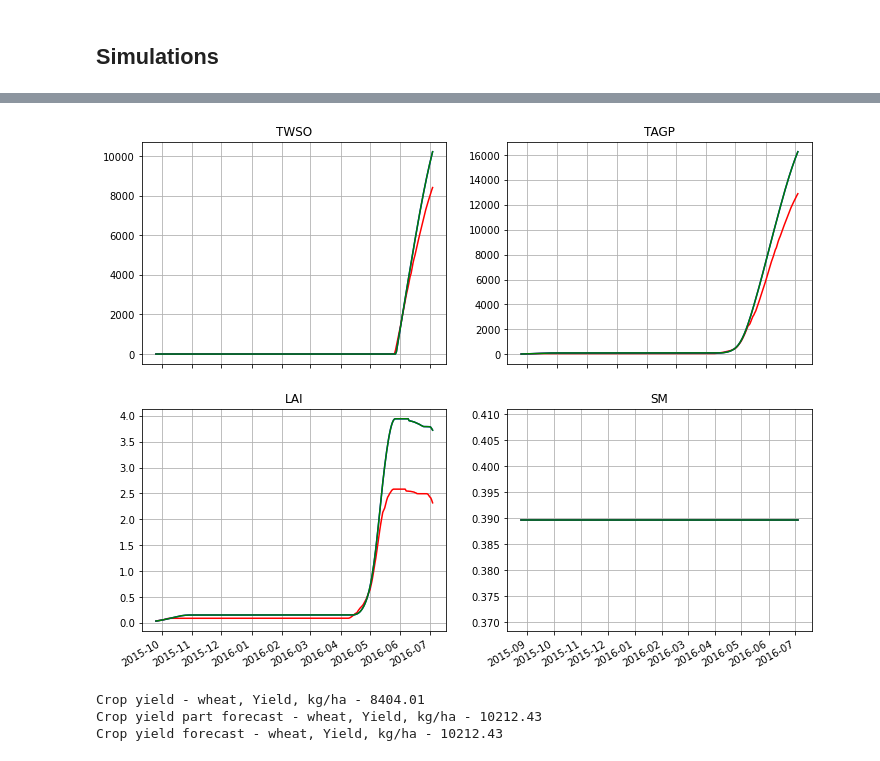
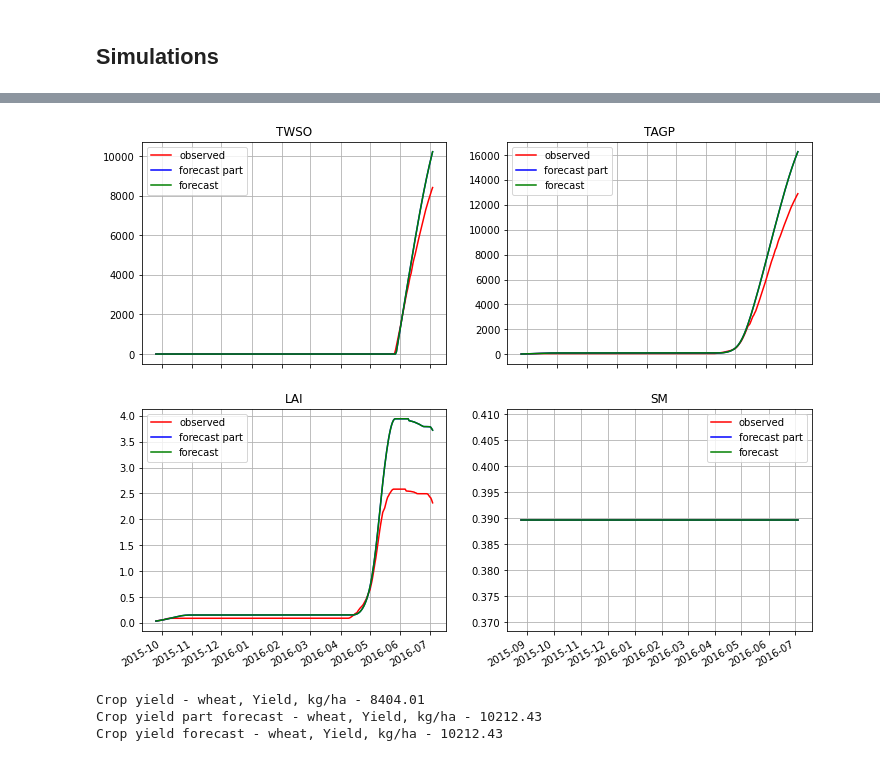
Before and after one commit to mishagrol/CS_MSU, a Jupyter notebook: Course Work/Final.ipynb, the cells around one changed output, grey strips where cells are left out. Drawn from its saved outputs; the diff is of its cells as text; code cells hidden in the pictures.

```diff
--- a/Course Work/Final.ipynb
+++ b/Course Work/Final.ipynb
@@ -1029,14 +1030,15 @@ df_results_forecast.tail()
 # %%
 fig, axes = plt.subplots(nrows=2, ncols=2, figsize=(12,10))
 for var, ax in zip(["TWSO", "TAGP", "LAI", "SM"], axes.flatten()):
-    ax.plot_date(df_results.index, df_results[var], 'r-')
-    ax.plot_date(df_results_part_forecast.index, df_results_part_forecast[var], 'b-')
-    ax.plot_date(df_results_forecast.index, df_results_forecast[var], 'g-')
+    ax.plot_date(df_results.index, df_results[var], 'r-', label = 'observed')
+    ax.plot_date(df_results_part_forecast.index, df_results_part_forecast[var], 'b-', label = 'forecast part')
+    ax.plot_date(df_results_forecast.index, df_results_forecast[var], 'g-', label = 'forecast')
     ax.set_title(var)
     ax.grid()
+    ax.legend()
 fig.autofmt_xdate()
 # %% [output]
-[figure, old version]
+[figure, new version]
 # %%
 crop_yield = np.round(df_results['TWSO'].values[-1], 2)
 print(f"Crop yield - {cropd.current_crop_name}, Yield, kg/ha - {crop_yield}")
```
Also changed, not shown: parts of 5 cells of this notebook.
